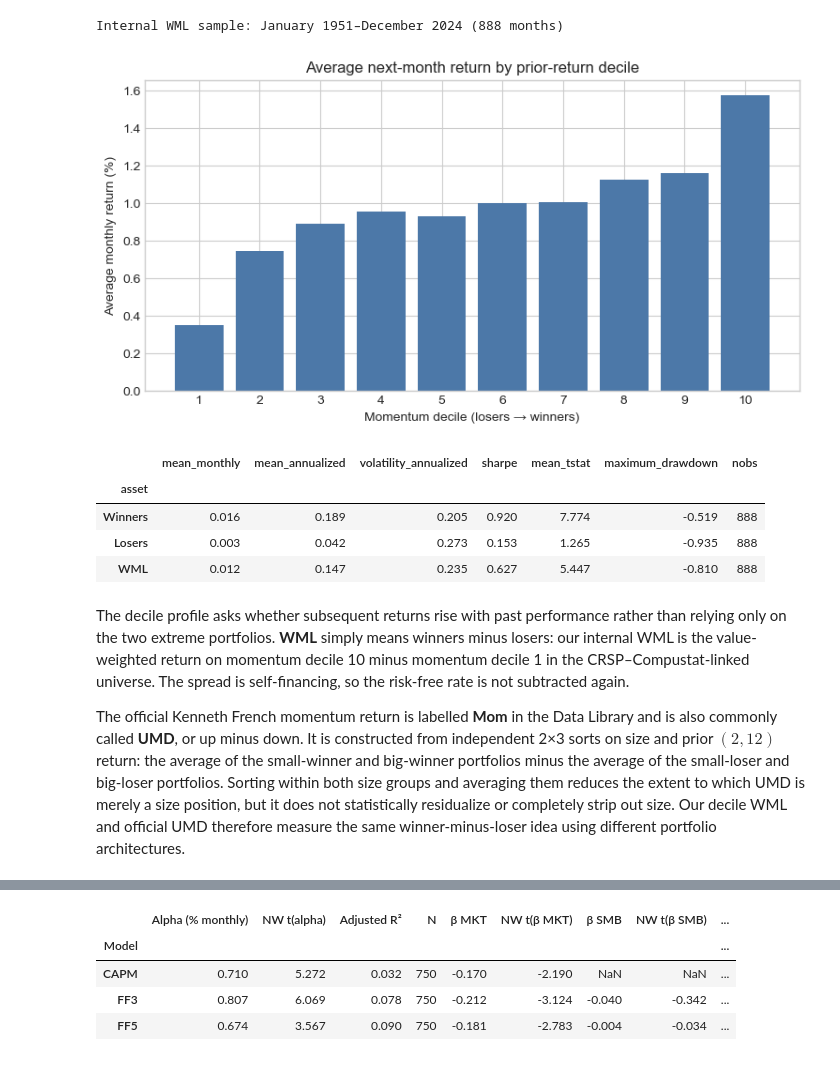
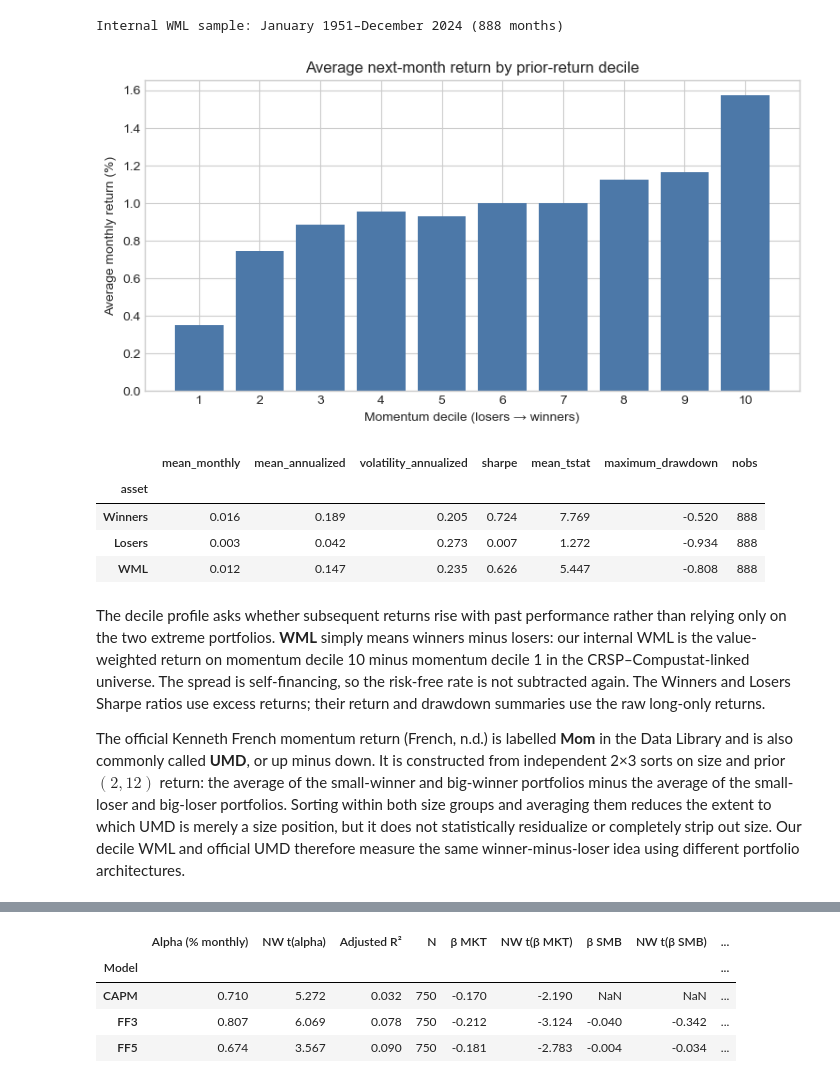
Before and after one commit to jacobkorsgaard/factor-asset-pricing-library, a Jupyter notebook: notebooks/04_momentum_in_asset_pricing.ipynb, the cells around one changed output, grey strips where cells are left out. Saved outputs shown, nothing was run; the diff lists cells and outputs as text; code cells hidden in the pictures.

```diff
--- a/notebooks/04_momentum_in_asset_pricing.ipynb
+++ b/notebooks/04_momentum_in_asset_pricing.ipynb
@@ -180,26 +187,30 @@ Internal WML sample: January 1951–December 2024 (888 months)
 # %%
 decile_profile = 100 * momentum_portfolios.groupby("momentum_portfolio")["ret"].mean()
 fig, ax = plt.subplots(figsize=(9, 4.3))
 ax.bar(decile_profile.index.astype(int), decile_profile, color="#4C78A8")
 ax.set(title="Average next-month return by prior-return decile", xlabel="Momentum decile (losers → winners)", ylabel="Average monthly return (%)", xticks=range(1, 11))
 plt.show()
 
 stock_strategy_returns = wml_frame[["WML_long", "WML_short", "WML"]].rename(
     columns={"WML_long": "Winners", "WML_short": "Losers"}
 )
 stock_performance = performance_summary(stock_strategy_returns, hac_lags=12)
+# Long-only Sharpe ratios use excess returns; WML already is self-financing.
+stock_performance.loc[["Winners", "Losers"], "sharpe"] = sharpe_ratio(
+    stock_strategy_returns[["Winners", "Losers"]].sub(risk_free, axis=0)
+)
 stock_performance[["mean_monthly", "mean_annualized", "volatility_annualized", "sharpe", "mean_tstat", "maximum_drawdown", "nobs"]]
 # %% [output]
 [figure]
 |  | mean_monthly | mean_annualized | volatility_annualized | sharpe | mean_tstat | maximum_drawdown | nobs |
 | asset |  |  |  |  |  |  |  |
-| Winners | 0.016 | 0.189 | 0.205 | 0.920 | 7.774 | -0.519 | 888 |
-| Losers | 0.003 | 0.042 | 0.273 | 0.153 | 1.265 | -0.935 | 888 |
-| WML | 0.012 | 0.147 | 0.235 | 0.627 | 5.447 | -0.810 | 888 |
+| Winners | 0.016 | 0.189 | 0.205 | 0.724 | 7.769 | -0.520 | 888 |
+| Losers | 0.003 | 0.042 | 0.273 | 0.007 | 1.272 | -0.934 | 888 |
+| WML | 0.012 | 0.147 | 0.235 | 0.626 | 5.447 | -0.808 | 888 |
 # %% [markdown]
-The decile profile asks whether subsequent returns rise with past performance rather than relying only on the two extreme portfolios. **WML** simply means winners minus losers: our internal WML is the value-weighted return on momentum decile 10 minus momentum decile 1 in the CRSP–Compustat-linked universe. The spread is self-financing, so the risk-free rate is not subtracted again.
+The decile profile asks whether subsequent returns rise with past performance rather than relying only on the two extreme portfolios. **WML** simply means winners minus losers: our internal WML is the value-weighted return on momentum decile 10 minus momentum decile 1 in the CRSP–Compustat-linked universe. The spread is self-financing, so the risk-free rate is not subtracted again. The Winners and Losers Sharpe ratios use excess returns; their return and drawdown summaries use the raw long-only returns.
 
-The official Kenneth French momentum return is labelled **Mom** in the Data Library and is also commonly called **UMD**, or up minus down. It is constructed from independent 2×3 sorts on size and prior $(2,12)$ return: the average of the small-winner and big-winner portfolios minus the average of the small-loser and big-loser portfolios. Sorting within both size groups and averaging them reduces the extent to which UMD is merely a size position, but it does not statistically residualize or completely strip out size. Our decile WML and official UMD therefore measure the same winner-minus-loser idea using different portfolio architectures.
+The official Kenneth French momentum return (French, n.d.) is labelled **Mom** in the Data Library and is also commonly called **UMD**, or up minus down. It is constructed from independent 2×3 sorts on size and prior $(2,12)$ return: the average of the small-winner and big-winner portfolios minus the average of the small-loser and big-loser portfolios. Sorting within both size groups and averaging them reduces the extent to which UMD is merely a size position, but it does not statistically residualize or completely strip out size. Our decile WML and official UMD therefore measure the same winner-minus-loser idea using different portfolio architectures.
 # %%
 validation_sample = pd.concat([wml, umd], axis=1).dropna()
 validation = pd.Series({
```
Also changed, not shown: parts of 13 cells of this notebook, 18 other files.
